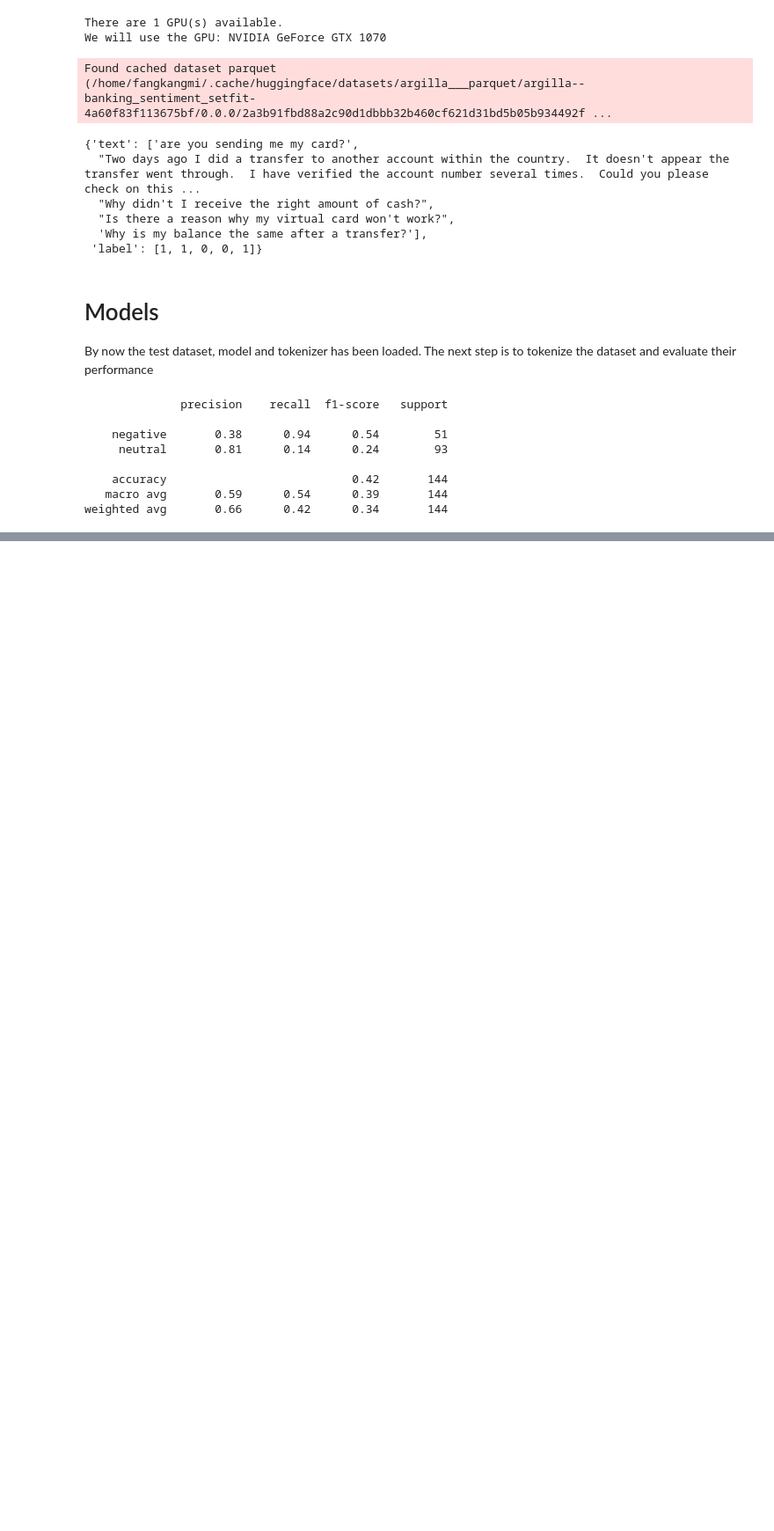
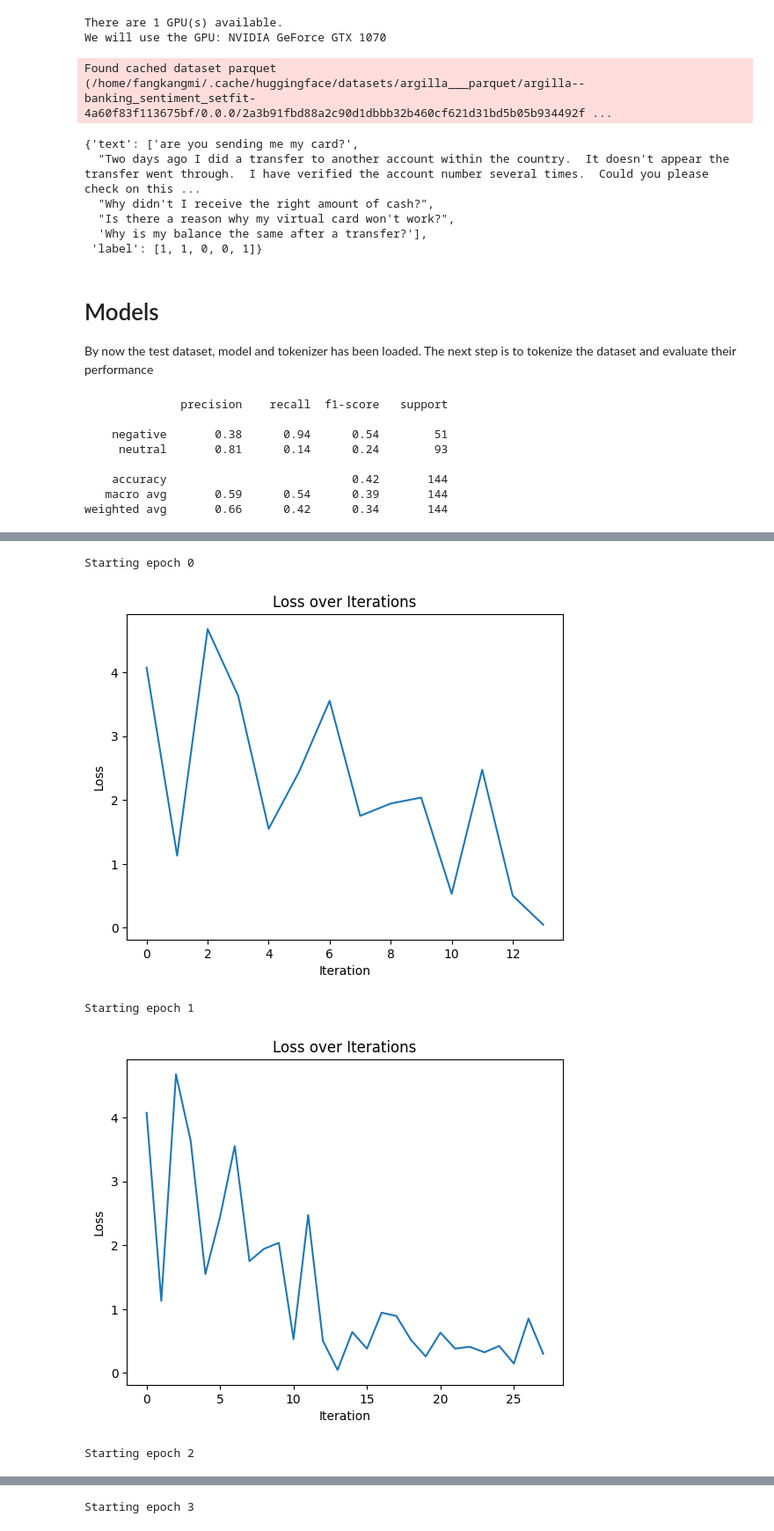
Before and after one commit to fangkangmi/Sentiment-analysis, a Jupyter notebook: LLMSentimentAnalysis.ipynb, the cells around one changed output, grey strips where cells are left out. Shown at 88% size. Saved outputs shown, nothing was run; the diff lists cells and outputs as text; code cells hidden in the pictures; blank space fills up the shorter version.

Commit message:
trained DistilBERT

```diff
--- a/LLMSentimentAnalysis.ipynb
+++ b/LLMSentimentAnalysis.ipynb
@@ -170,8 +169,9 @@ if('roberta' in MODEL):
     # 1 and 2 means positive and 0 means negative
     predictions = [torch.argmax(item).item() for item in predictions]
     predictions = ['neutral' if (i == 1 or i == 2) else 'negative' for i in predictions]
+    true_labels = ['neutral' if (i == 1 or i == 2) else 'negative' for i in true_labels]
     # Generate classification report
-    report = classification_report(test_label, predictions)
+    report = classification_report(true_labels, predictions)
     print(report)
 # %% [output]
 Some weights of the model checkpoint at cardiffnlp/twitter-roberta-base-sentiment-latest were not used when initializing RobertaForSequenceClassification: ['roberta.pooler.dense.bias', 'roberta.pooler ...
@@ -187,0 +188,9 @@ weighted avg       0.56      0.56      0.56       144
+# %%
+dataset = load_dataset("argilla/banking_sentiment_setfit")
+DistilBERT_train = dataset['train']
+DistilBERT_test = dataset['test']
+
+DistilBERT_train_text, DistilBERT_test_text = DistilBERT_train['text'], DistilBERT_test['text']
+
+DistilBERT_train_label = ['neutral' if i == 1 else 'negative' for i in test['label']]
+DistilBERT_test_label = ['neutral' if i == 1 else 'negative' for i in test['label']]
@@ -187,0 +199,67 @@ weighted avg       0.56      0.56      0.56       144
+# %%
+class Distilbert_Dataset(Dataset):
+    def __init__(self, encodings, labels):
+        self.encodings = encodings
+        self.labels = labels
+
+    def __getitem__(self, idx):
+        item = {key: torch.tensor(val[idx]) for key, val in self.encodings.items()}
+        item['labels'] = torch.tensor(self.labels[idx])
+        return item
+
+    def __len__(self):
+        return len(self.labels)
+
+model, tokenizer = set_model_and_tokenizer('Distilbert')
+
+#No prompt for this
+Distilbert_train_tokenized_text = tokenizer(DistilBERT_train_text,max_length=128, padding=True,  return_tensors="pt")
+Distilbert_test_tokenized_text = tokenizer(DistilBERT_test_text,max_length=128, padding=True,  return_tensors="pt")
+
+#Dataset and Dataloader
+Distilbert_dataset_train = Distilbert_Dataset(Distilbert_train_tokenized_text,DistilBERT_train['label'])
+Distilbert_dataset_test = Distilbert_Dataset(Distilbert_test_tokenized_text,DistilBERT_test['label'])
+Distilbert_dataloader_train = DataLoader(Distilbert_dataset_train, batch_size=8, shuffle=True)
+Distilbert_dataloader_test = DataLoader(Distilbert_dataset_test, batch_size=8, shuffle=True)
+
+
+# Initialize the optimizer
+optimizer = Adam(model.parameters(), lr=LEARNING_RATE)
+
+# Move the model to the GPU
+model.train()
+model.to('cuda')
+
+# Initialize a list to store the loss values
+losses = []
+start_epoch = 0
+
+# Training
+for epoch in range(start_epoch, NUM_EPOCHS):
+    print(f"Starting epoch {epoch}")
+    for batch in tqdm(Distilbert_dataloader, desc="Training"):
+        batch = {k: v.to('cuda') for k, v in batch.items()}
+
+        outputs = model(**batch)
+        loss = outputs.loss
+        loss.backward()
+
+        # Optimize the model parameters
+        optimizer.step()
+        optimizer.zero_grad()
+
+        # Append the loss value to the list
+        losses.append(loss.item())
+
+    # Plot the loss values after each epoch
+    plt.plot(losses)
+    plt.xlabel('Iteration')
+    plt.ylabel('Loss')
+    plt.title('Loss over Iterations')
+    plt.show()
+# %% [output]
+Starting epoch 0
+[figure, added]
+Starting epoch 1
+[figure, added]
+Starting epoch 2
@@ -187,0 +267 @@ weighted avg       0.56      0.56      0.56       144
+Starting epoch 3
```
Also changed, not shown: parts of 14 cells of this notebook.
